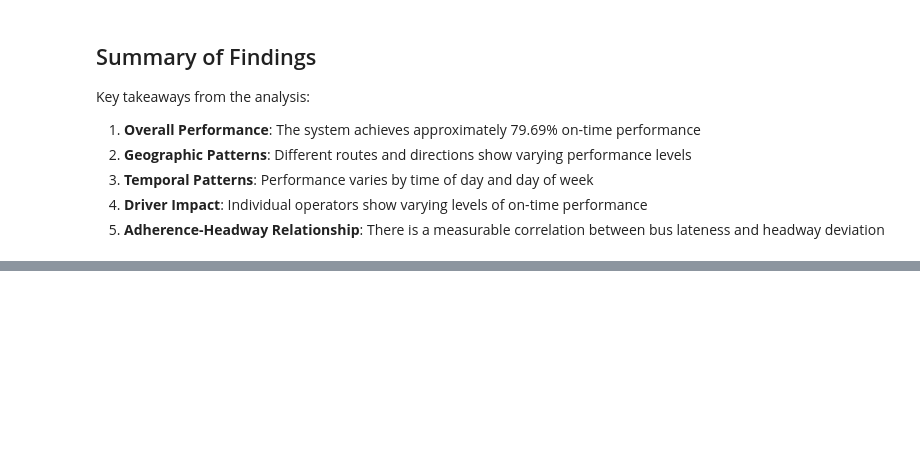
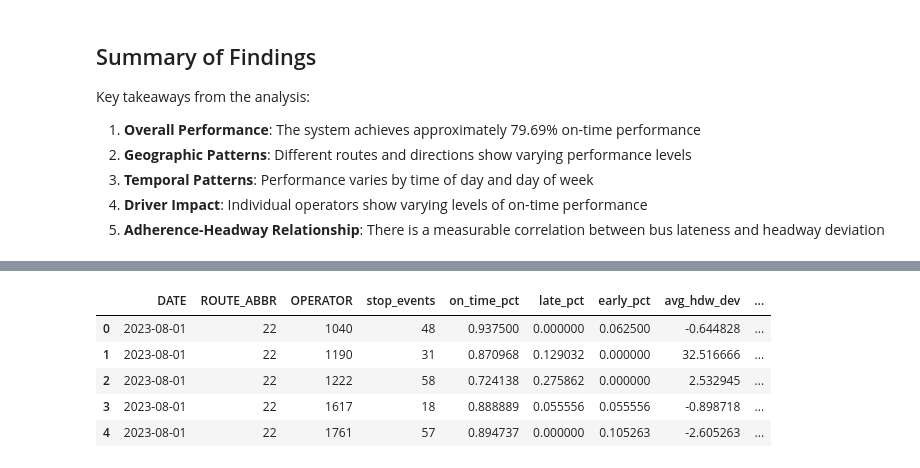
Before and after one commit to NewForce-Cohort-11-Data/wego-sir-bus-a-lot, a Jupyter notebook: Workbooks/WeGo_Bus_Analysis_Simple.ipynb, the cells around one changed output, grey strips where cells are left out. Saved outputs shown, nothing was run; the diff lists cells and outputs as text; code cells hidden in the pictures; blank space fills up the shorter version.

```diff
--- a/Workbooks/WeGo_Bus_Analysis_Simple.ipynb
+++ b/Workbooks/WeGo_Bus_Analysis_Simple.ipynb
@@ -398,0 +415,13 @@ Key takeaways from the analysis:
+# %%
+core_cols = [
+    "DATE","ROUTE_ABBR","ROUTE_DIRECTION_NAME","OPERATOR","SCHEDULED_HDWY","ACTUAL_HDWY","HDWY_DEV",
+    "ADJUSTED_EARLY_COUNT","ADJUSTED_LATE_COUNT","ADJUSTED_ONTIME_COUNT","STOP_CANCELLED","DWELL_IN_MINS"
+ ]
+df = pd.read_csv(
+    data_path,
+    usecols=[col for col in core_cols if col in preview.columns],
+    parse_dates=["DATE"],
+    dtype={"ROUTE_ABBR":"str","ROUTE_DIRECTION_NAME":"str","OPERATOR":"str"},
+    low_memory=False
+)
+df.head()
@@ -398,0 +435,30 @@ Key takeaways from the analysis:
+# %%
+df["ROUTE_ABBR"] = df["ROUTE_ABBR"].fillna("Unknown").astype(str)
+df["OPERATOR"] = df["OPERATOR"].fillna("Unknown").astype(str)
+count_cols = ["ADJUSTED_EARLY_COUNT","ADJUSTED_LATE_COUNT","ADJUSTED_ONTIME_COUNT"]
+df["STOP_EVENTS"] = df[count_cols].sum(axis=1)
+df = df[df["STOP_EVENTS"] > 0].copy()
+df["ON_TIME_PCT"] = df["ADJUSTED_ONTIME_COUNT"] / df["STOP_EVENTS"]
+df["LATE_PCT"] = df["ADJUSTED_LATE_COUNT"] / df["STOP_EVENTS"]
+df["EARLY_PCT"] = df["ADJUSTED_EARLY_COUNT"] / df["STOP_EVENTS"]
+# Daily aggregate by route/operator
+daily = (
+    df.groupby(["DATE","ROUTE_ABBR","OPERATOR"]).agg(
+        stop_events=("STOP_EVENTS","sum"),
+        on_time_pct=("ON_TIME_PCT","mean"),
+        late_pct=("LATE_PCT","mean"),
+        early_pct=("EARLY_PCT","mean"),
+        avg_hdw_dev=("HDWY_DEV","mean"),
+        avg_sched_hdw=("SCHEDULED_HDWY","mean"),
+        avg_actual_hdw=("ACTUAL_HDWY","mean"),
+        avg_dwell=("DWELL_IN_MINS","mean")
+).reset_index()
+)
+daily.head()
+# %% [output]
+|  | DATE | ROUTE_ABBR | OPERATOR | stop_events | on_time_pct | late_pct | early_pct | avg_hdw_dev | ... |
+| 0 | 2023-08-01 | 22 | 1040 | 48 | 0.937500 | 0.000000 | 0.062500 | -0.644828 | ... |
+| 1 | 2023-08-01 | 22 | 1190 | 31 | 0.870968 | 0.129032 | 0.000000 | 32.516666 | ... |
+| 2 | 2023-08-01 | 22 | 1222 | 58 | 0.724138 | 0.275862 | 0.000000 | 2.532945 | ... |
+| 3 | 2023-08-01 | 22 | 1617 | 18 | 0.888889 | 0.055556 | 0.055556 | -0.898718 | ... |
+| 4 | 2023-08-01 | 22 | 1761 | 57 | 0.894737 | 0.000000 | 0.105263 | -2.605263 | ... |
```
Also changed, not shown: parts of 15 cells of this notebook, 23 other files.
